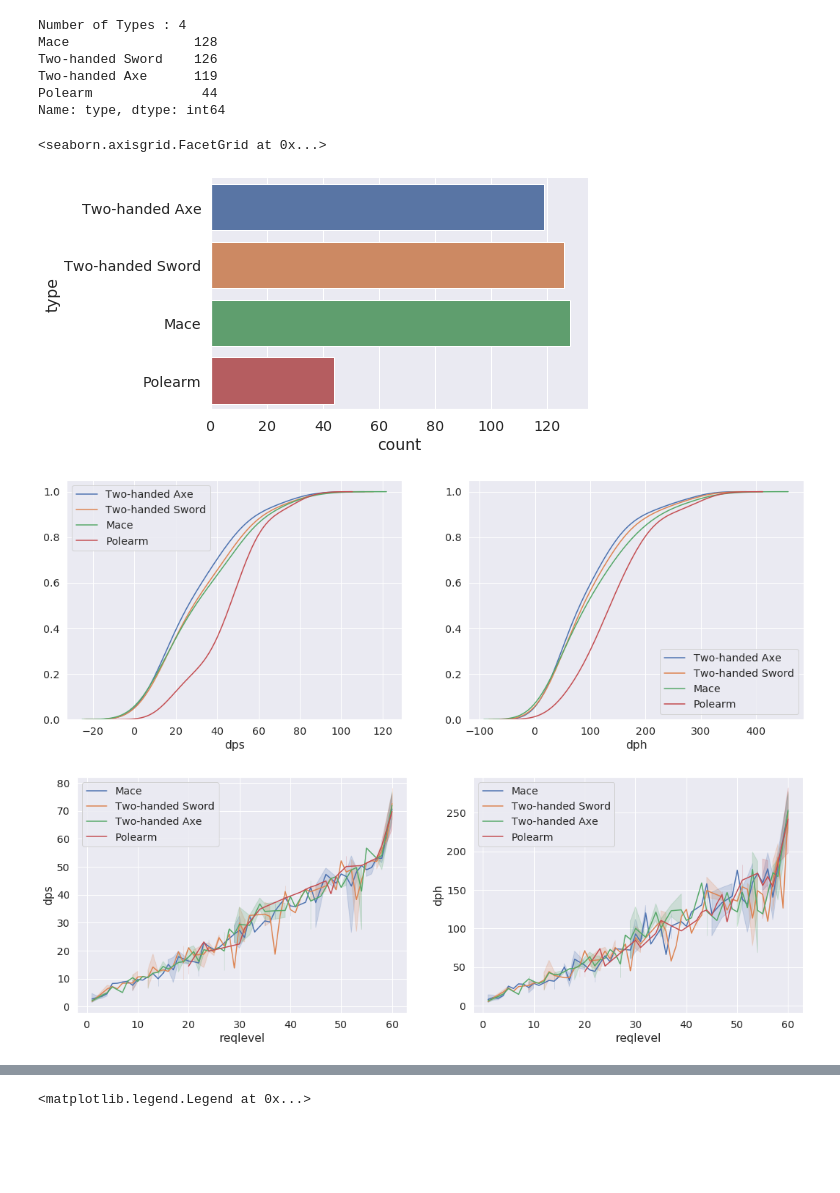
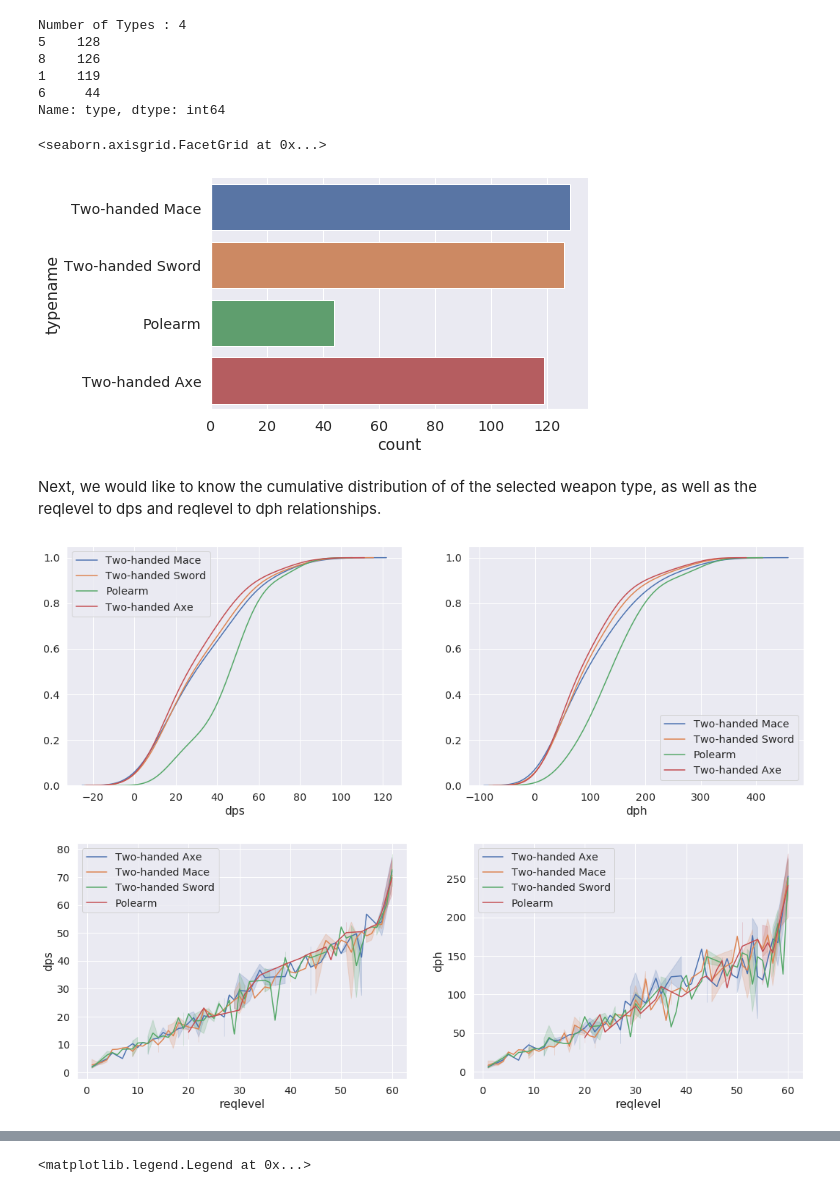
Before and after one commit to sucv/wowdata, a Jupyter notebook: wowDataMining.ipynb, the cells around one changed output, grey strips where cells are left out. Saved outputs shown, nothing was run; the diff lists cells and outputs as text; code cells hidden in the pictures; blank space fills up the shorter version.

```diff
--- a/wowDataMining.ipynb
+++ b/wowDataMining.ipynb
@@ -13,5 +36,5 @@ sb.set(font_scale = 1.3)
 # %%
-rawData1 = pd.read_csv('weapon.csv')
+rawData1 = pd.read_csv('all_weapon.csv')
 rawData1.head()
 rawData1.rename(columns={'|': 'itemid', '|__name_enus': 'name',
                         '|__quality': 'quality', '|__icon': 'icon',
@@ -41,6 +64,11 @@ rawData1.rename(columns={'|': 'itemid', '|__name_enus': 'name',
                         '|__jsonequip__spi': 'spi', '|__jsonequip__splheal': 'splheal',
                         '|__jsonequip__sta': 'sta', '|__jsonequip__str': 'str',
                         '|__attainable': 'attainable', '|__flags2': 'flags2',
+                         '|__jsonequip__arcsplpwr': 'arcsplpwr', '|__jsonequip__feratkpwr': 'feratkpwr',
+                         '|__jsonequip__firsplpwr': 'firsplpwr', '|__jsonequip__itemset': 'itemset',
+                         '|__jsonequip__frosplpwr': 'frosplpwr', '|__jsonequip__natsplpwr': 'natsplpwr',
+                         '|__jsonequip__reqfaction': 'reqfaction', '|__jsonequip__shasplpwr': 'shasplpwr',
+                         '|__jsonequip__splpen': 'splpen', '|__jsonequip__splhitpct':'splhitpct',
                        }, inplace=True)
 rawData1.head()
 # %% [output]
@@ -53,5 +81,5 @@ rawData1.head()
 # %%
-rawData2 = pd.read_csv('weaponsupp.csv')
+rawData2 = pd.read_csv('all_weapon_supp.csv')
 rawData2.head()
 # %% [output]
 |  | armor | classs | commondrop | displayid | dps | flags2 | id | level | name | reqclass | ... |
@@ -133,5 +170,23 @@ weaponData.head()
 # %%
-weaponData['type'] = weaponData['type'].map({1:'Two-handed Axe', 5:'Mace', 6:'Polearm', 8:'Two-handed Sword'})
+weaponData['typename'] = weaponData['type'].map(
+    {1:'Two-handed Axe',
+     5:'Two-handed Mace',
+     6:'Polearm',
+     8:'Two-handed Sword',
+     15:'Dagger',
+     13:'Fist Weapon',
+     0: 'One-handed Axe',
+     4: 'One-handed Mace',
+     7: 'One-handed Swords',
+     10: 'Stave',
+     2: 'Bow',
+     18: 'Crossbow',
+     3: 'Gun',
+     16: 'Thrown',
+     19: 'Wangs',
+     20: 'Fishing Pole',
+     14: 'Miscellaneous'
+     })
 weaponData.head()
 # %% [output]
 |  | name | quality | dps | speed | critstrkpct | hitpct | atkpwr | str | agi | level | ... |
@@ -154,6 +217,6 @@ weaponData.head()
 # %%
 weaponData = weaponData.drop(weaponData[weaponData['reqclass']>1].index)
-
+weaponData = weaponData.query('type== ["1", "5", "6", "8"]')
 for index, row in weaponData.iterrows():
     if row['reqlevel'] == 0:
         if row['level'] <= 5:
@@ -166,25 +241,25 @@ for index, row in weaponData.iterrows():
 # %%
 # Types in the Dataset
 print("Number of Types :", len(weaponData["type"].unique()))
 
 # Two-handed weapons in each type
 print(weaponData["type"].value_counts())
-sb.catplot(y = "type", data = weaponData, kind = "count", height=4, aspect=2)
+sb.catplot(y = "typename", data = weaponData, kind = "count", height=4, aspect=2)
 # %% [output]
 Number of Types : 4
-Mace                128
-Two-handed Sword    126
-Two-handed Axe      119
-Polearm              44
+5    128
+8    126
+1    119
+6     44
 Name: type, dtype: int64
 <seaborn.axisgrid.FacetGrid at 0x...>
-[figure, old version]
+[figure, new version]
+# %% [markdown]
+Next, we would like to know the cumulative distribution of of the selected weapon type, as well as the reqlevel to dps and reqlevel to dph relationships.
 # %%
-# fig, axis = plt.subplots(2, 2, figsize(2, 2))
-# colors = ["r", "g", "b", "m"]
 fig, axis = plt.subplots(1, 2, figsize=(18, 6))
-uniqueVals = weaponData["type"].unique()
-types = [weaponData[weaponData["type"]== val] for val in uniqueVals]
+uniqueVals = weaponData["typename"].unique()
+types = [weaponData[weaponData["typename"]== val] for val in uniqueVals]
 
 for i, t in enumerate(['dps', 'dph']):
     for idx, weaponType in enumerate(types):
@@ -194,12 +269,12 @@ for i, t in enumerate(['dps', 'dph']):
 weaponDataByLevel = weaponData.sort_values('reqlevel')
 
 fig, axis = plt.subplots(1, 2, figsize=(18, 6))
-uniqueVals = weaponDataByLevel["type"].unique()
-types = [weaponDataByLevel[weaponDataByLevel["type"]== val] for val in uniqueVals]
+uniqueVals = weaponDataByLevel["typename"].unique()
+types = [weaponDataByLevel[weaponDataByLevel["typename"]== val] for val in uniqueVals]
 
 for i, t in enumerate(['dps', 'dph']):
     for idx, weaponType in enumerate(types):
         sb.lineplot(x=weaponType['reqlevel'], y=weaponType[t], data=weaponType, ax=axis[i % 2], label=uniqueVals[idx])
 # %% [output]
-[figure, old version]
+[figure, new version]
-[figure, old version]
+[figure, new version]
```
Also changed, not shown: parts of 28 cells of this notebook, 16 other files.
